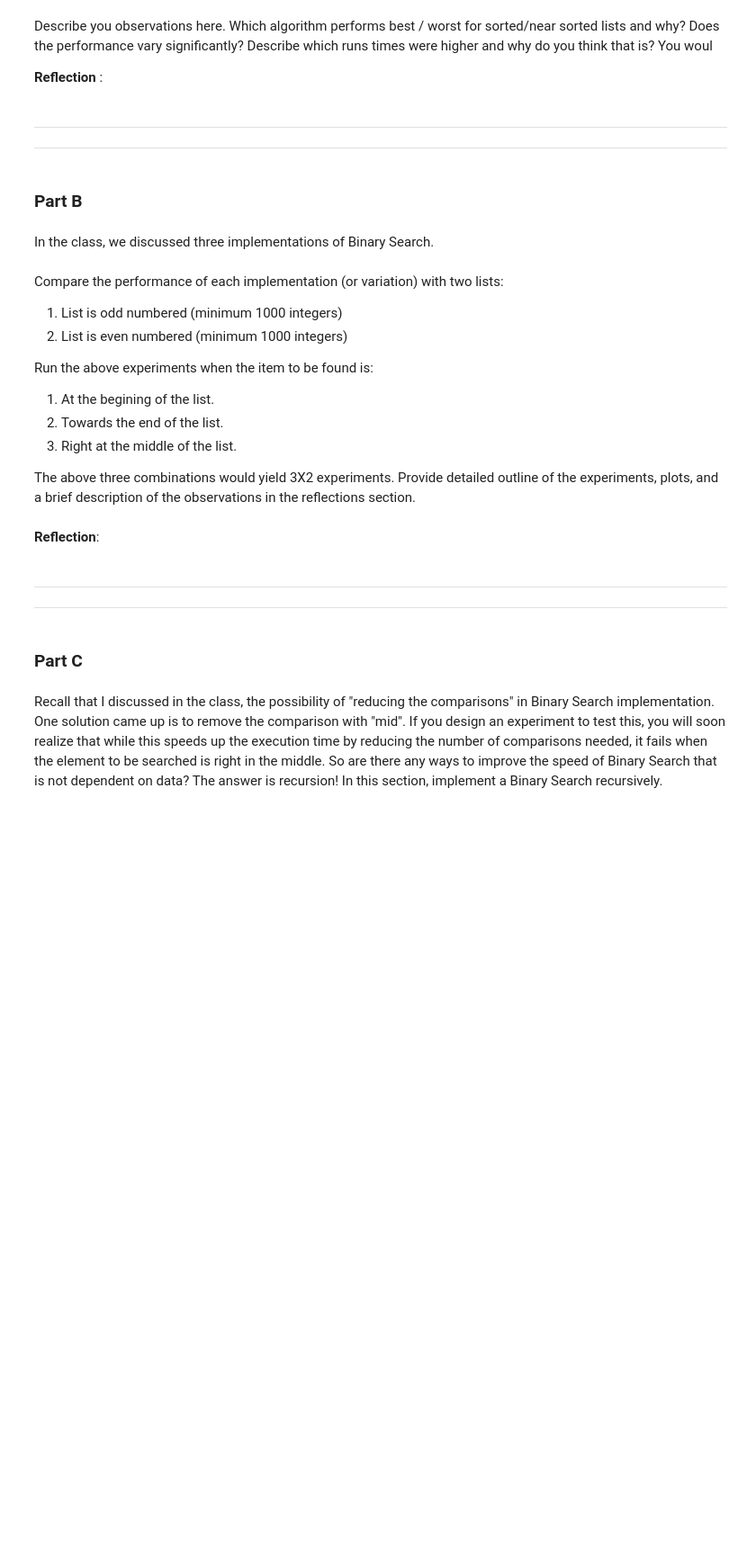
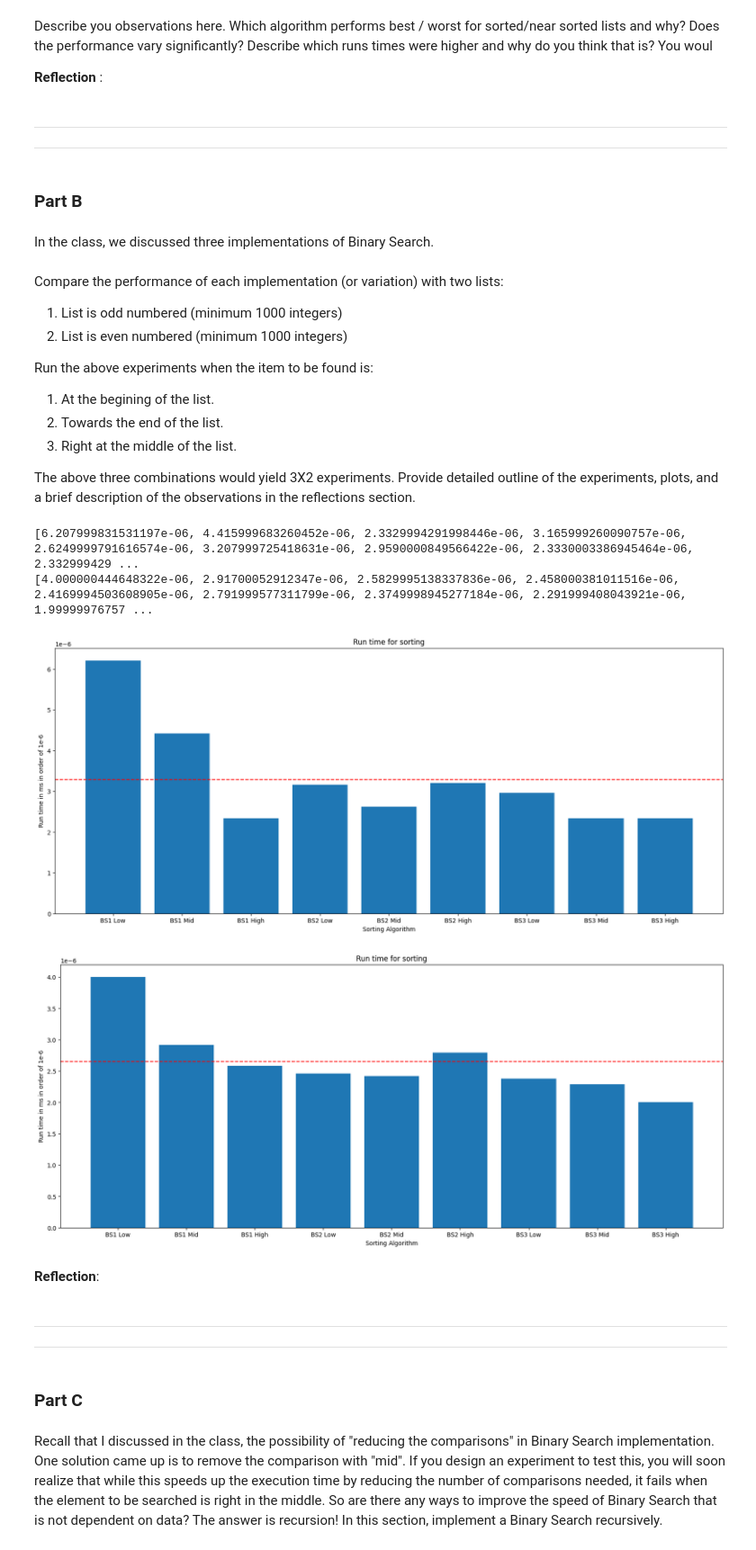
Before and after one commit to Noprop/minesweeper-2xc3-, a Jupyter notebook: Lab_II.ipynb, the cells around one changed output. Shown at 90% size. Saved outputs shown, nothing was run; the diff lists cells and outputs as text; code cells hidden in the pictures; blank space fills up the shorter version.

```diff
--- a/Lab_II.ipynb
+++ b/Lab_II.ipynb
@@ -321,3 +319,78 @@ The above three combinations would yield 3X2 experiments. Provide detailed outli
+# %%
+## you experiment code goes here
+odd_list = []
+even_list = []
+
+for i in range(100000):
+    if i % 2:
+        odd_list.append(i)
+    else:
+        even_list.append(i)
+
+# print("Odd list length: ", len(odd_list))
+# print("Even list length: ", len(even_list))
+
+def bs_1_speed(list, num):
+    start = timeit.default_timer()
+    binary_search_1(list, num)
+    end = timeit.default_timer()
+    return end-start
+def bs_2_speed(list, num):
+    start = timeit.default_timer()
+    binary_search_2(list, num)
+    end = timeit.default_timer()
+    return end-start
+def bs_3_speed(list, num):
+    start = timeit.default_timer()
+    binary_search_3(list, num)
+    end = timeit.default_timer()
+    return end-start
+
+odd_speed = []
+even_speed = []
+
+odd_speed.append(bs_1_speed(odd_list, 1))
+odd_speed.append(bs_1_speed(odd_list, 50001))
+odd_speed.append(bs_1_speed(odd_list, 99099))
+odd_speed.append(bs_2_speed(odd_list, 1))
+odd_speed.append(bs_2_speed(odd_list, 50001))
+odd_speed.append(bs_2_speed(odd_list, 99999))
+odd_speed.append(bs_3_speed(odd_list, 1))
+odd_speed.append(bs_3_speed(odd_list, 50001))
+odd_speed.append(bs_3_speed(odd_list, 99999))
+
+even_speed.append(bs_1_speed(even_list, 0))
+even_speed.append(bs_1_speed(even_list, 50000))
+even_speed.append(bs_1_speed(even_list, 99998))
+even_speed.append(bs_2_speed(even_list, 0))
+even_speed.append(bs_2_speed(even_list, 50000))
+even_speed.append(bs_2_speed(even_list, 99998))
+even_speed.append(bs_3_speed(even_list, 0))
+even_speed.append(bs_3_speed(even_list, 50000))
+even_speed.append(bs_3_speed(even_list, 99998))
+
+print(odd_speed)
+print(even_speed)
+
+def draw_binary_search_speeds(run_arr):
+    x = np.arange(0, len(run_arr), 1)
+    fig = plt.figure(figsize=(20, 8))
+    plt.bar(x, run_arr)
+    plt.axhline(np.mean(run_arr), color="red", linestyle="--", label="Avg")
+    my_xticks = ['BS1 Low', 'BS1 Mid', 'BS1 High', 'BS2 Low', 'BS2 Mid', 'BS2 High', 'BS3 Low', 'BS3 Mid', 'BS3 High']
+    plt.xticks(x, my_xticks)
+    plt.xlabel("Sorting Algorithm")
+    plt.ylabel("Run time in ms in order of 1e-6")
+    plt.title("Run time for sorting")
+    plt.show()
+
+draw_binary_search_speeds(odd_speed)
+draw_binary_search_speeds(even_speed)
+# %% [output]
+[6.207999831531197e-06, 4.415999683260452e-06, 2.3329994291998446e-06, 3.165999260090757e-06, 2.6249999791616574e-06, 3.207999725418631e-06, 2.9590000849566422e-06, 2.3330003386945464e-06, 2.332999429 ...
+[4.000000444648322e-06, 2.91700052912347e-06, 2.5829995138337836e-06, 2.458000381011516e-06, 2.4169994503608905e-06, 2.791999577311799e-06, 2.3749998945277184e-06, 2.291999408043921e-06, 1.99999976757 ...
+[figure, added]
+[figure, added]
 # %% [markdown]
 **Reflection**:
 # %% [markdown]
```
Also changed, not shown: parts of 1 cell of this notebook.
